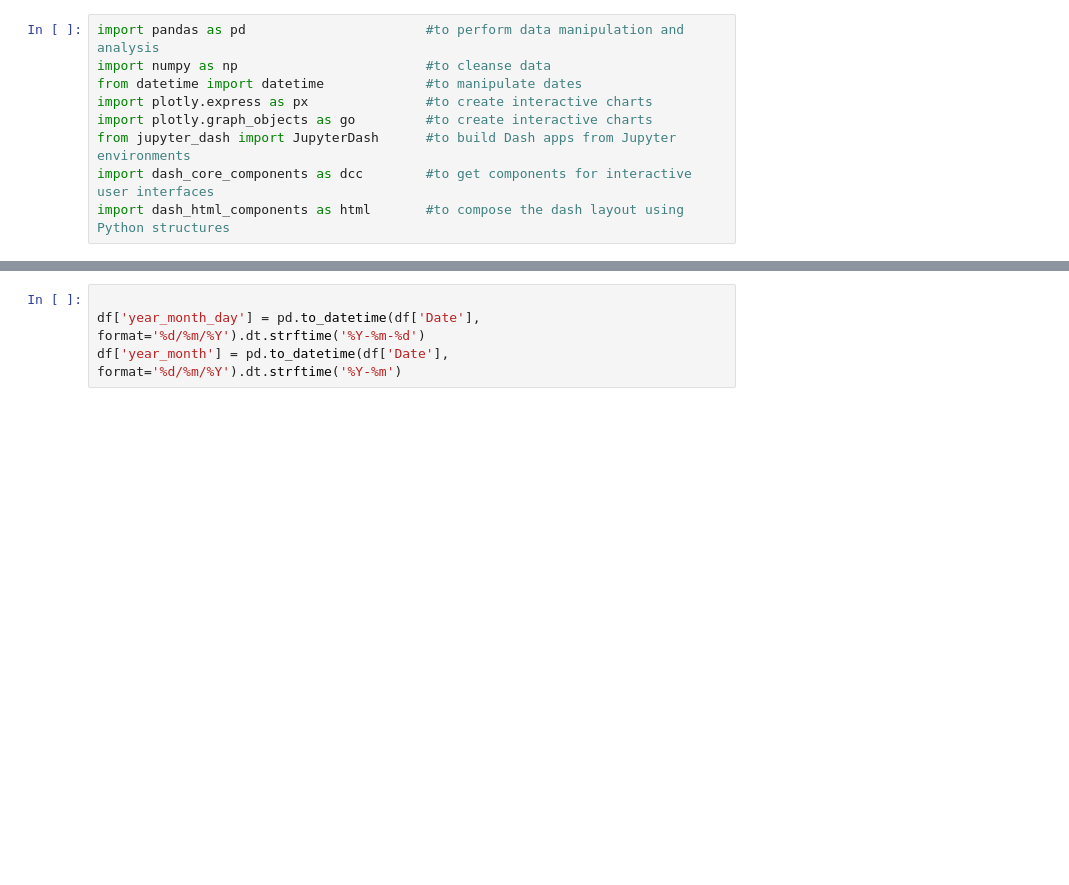
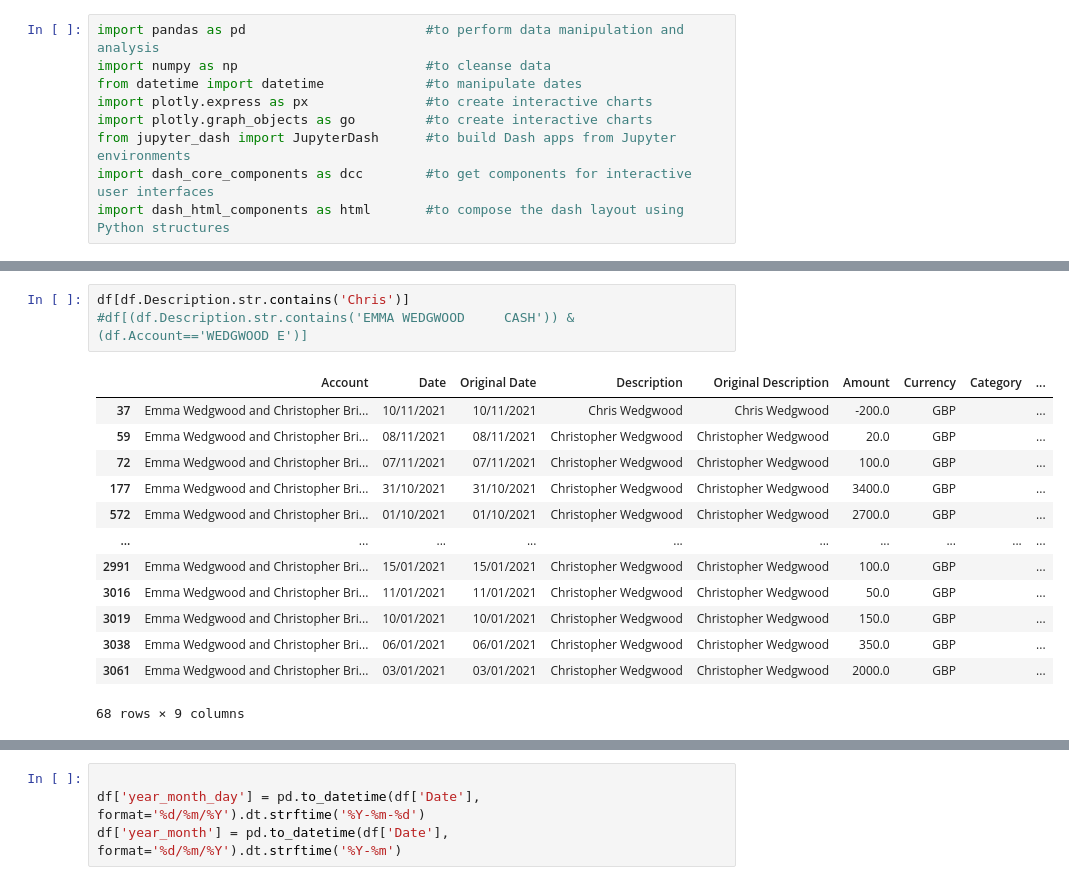
Before and after one commit to chriswedgwood/chriswedgwood, a Jupyter notebook: Finances.ipynb, the cells around one changed output, grey strips where cells are left out. Cells and saved outputs as stored; diff of their text form; blank space fills up the shorter version.

```diff
--- a/Finances.ipynb
+++ b/Finances.ipynb
@@ -16,3 +36,20 @@ df = df_raw[["Transaction ID","Date","Amount","Description","Category","Name"]].
+# %%
+df[df.Description.str.contains('Chris')]
+#df[(df.Description.str.contains('EMMA WEDGWOOD     CASH')) & (df.Account=='WEDGWOOD E')]
+# %% [output]
+|  | Account | Date | Original Date | Description | Original Description | Amount | Currency | Category | ... |
+| 37 | Emma Wedgwood and Christopher Bri... | 10/11/2021 | 10/11/2021 | Chris Wedgwood | Chris Wedgwood | -200.0 | GBP |  | ... |
+| 59 | Emma Wedgwood and Christopher Bri... | 08/11/2021 | 08/11/2021 | Christopher Wedgwood | Christopher Wedgwood | 20.0 | GBP |  | ... |
+| 72 | Emma Wedgwood and Christopher Bri... | 07/11/2021 | 07/11/2021 | Christopher Wedgwood | Christopher Wedgwood | 100.0 | GBP |  | ... |
+| 177 | Emma Wedgwood and Christopher Bri... | 31/10/2021 | 31/10/2021 | Christopher Wedgwood | Christopher Wedgwood | 3400.0 | GBP |  | ... |
+| 572 | Emma Wedgwood and Christopher Bri... | 01/10/2021 | 01/10/2021 | Christopher Wedgwood | Christopher Wedgwood | 2700.0 | GBP |  | ... |
+| ... | ... | ... | ... | ... | ... | ... | ... | ... | ... |
+| 2991 | Emma Wedgwood and Christopher Bri... | 15/01/2021 | 15/01/2021 | Christopher Wedgwood | Christopher Wedgwood | 100.0 | GBP |  | ... |
+| 3016 | Emma Wedgwood and Christopher Bri... | 11/01/2021 | 11/01/2021 | Christopher Wedgwood | Christopher Wedgwood | 50.0 | GBP |  | ... |
+| 3019 | Emma Wedgwood and Christopher Bri... | 10/01/2021 | 10/01/2021 | Christopher Wedgwood | Christopher Wedgwood | 150.0 | GBP |  | ... |
+| 3038 | Emma Wedgwood and Christopher Bri... | 06/01/2021 | 06/01/2021 | Christopher Wedgwood | Christopher Wedgwood | 350.0 | GBP |  | ... |
+| 3061 | Emma Wedgwood and Christopher Bri... | 03/01/2021 | 03/01/2021 | Christopher Wedgwood | Christopher Wedgwood | 2000.0 | GBP |  | ... |
+68 rows × 9 columns
 # %%
 df.loc[df['Description'].str.contains('TfL|TFL|Uber'), ['Category']] = 'Travel'
 df.loc[df['Description'].str.contains('Banner Street Pot'), ['Category']] = 'Transfer'
```
Also changed, not shown: parts of 21 cells of this notebook.
